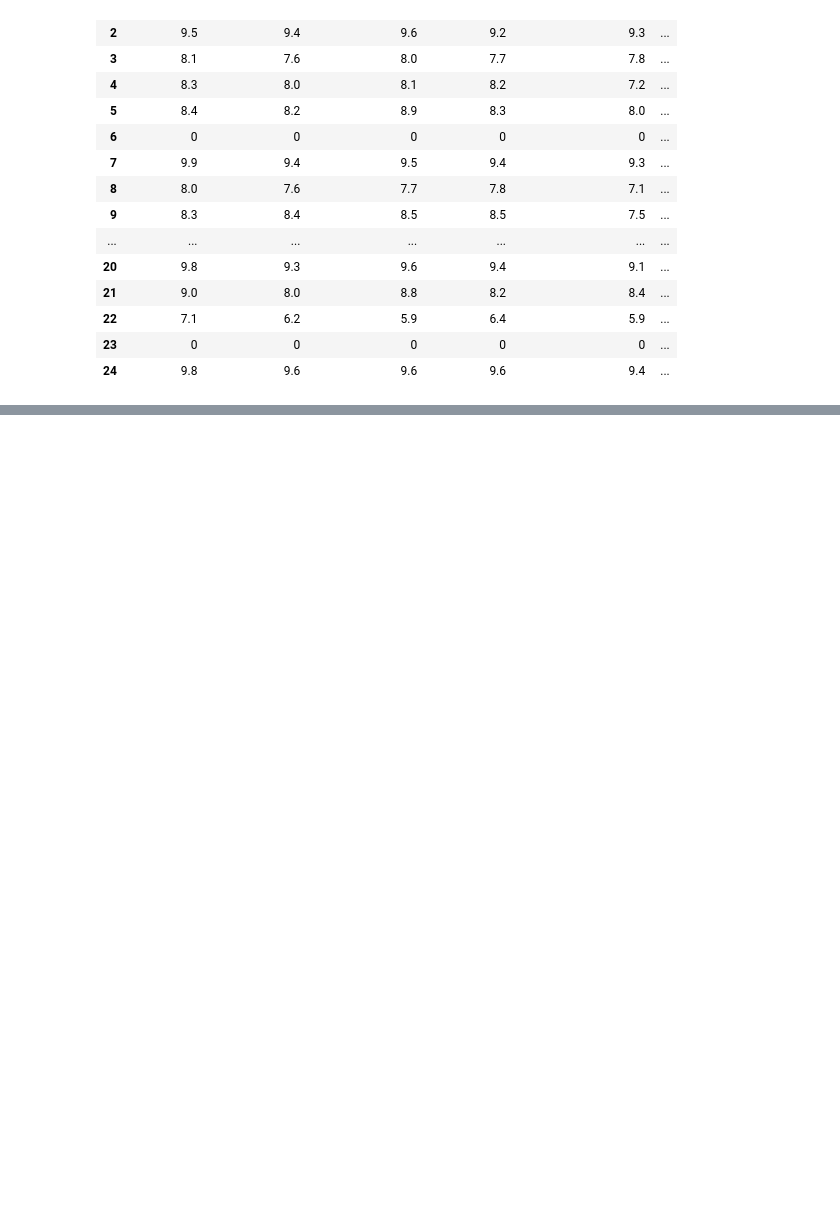
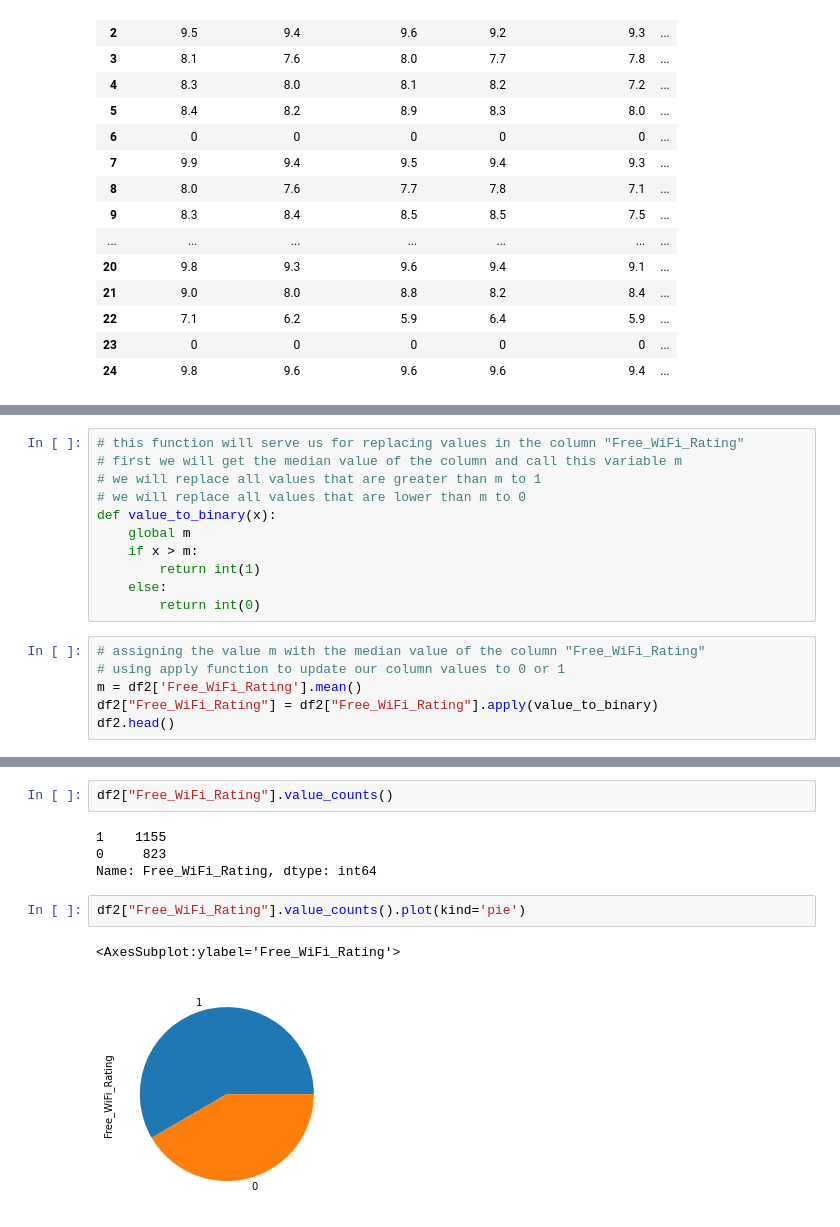
Before and after one commit to EdenBlau/Data-Science-Project, a Jupyter notebook: Data Science project.ipynb, the cells around one changed output, grey strips where cells are left out. Drawn from its saved outputs; the diff is of its cells as text; blank space fills up the shorter version.

```diff
--- a/Data Science project.ipynb
+++ b/Data Science project.ipynb
@@ -194,0 +390,17 @@ df.style
+# %%
+# this function will serve us for replacing values in the column "Free_WiFi_Rating"
+# first we will get the median value of the column and call this variable m
+# we will replace all values that are greater than m to 1
+# we will replace all values that are lower than m to 0
+def value_to_binary(x):
+    global m
+    if x > m:
+        return int(1)
+    else:
+        return int(0)
+# %%
+# assigning the value m with the median value of the column "Free_WiFi_Rating"
+# using apply function to update our column values to 0 or 1
+m = df2['Free_WiFi_Rating'].mean()
+df2["Free_WiFi_Rating"] = df2["Free_WiFi_Rating"].apply(value_to_binary)
+df2.head()
@@ -194,0 +414,11 @@ df.style
+# %%
+df2["Free_WiFi_Rating"].value_counts()
+# %% [output]
+1    1155
+0     823
+Name: Free_WiFi_Rating, dtype: int64
+# %%
+df2["Free_WiFi_Rating"].value_counts().plot(kind='pie')
+# %% [output]
+<AxesSubplot:ylabel='Free_WiFi_Rating'>
+[figure, added]
```
Also changed, not shown: parts of 24 cells of this notebook, 1 other file.
